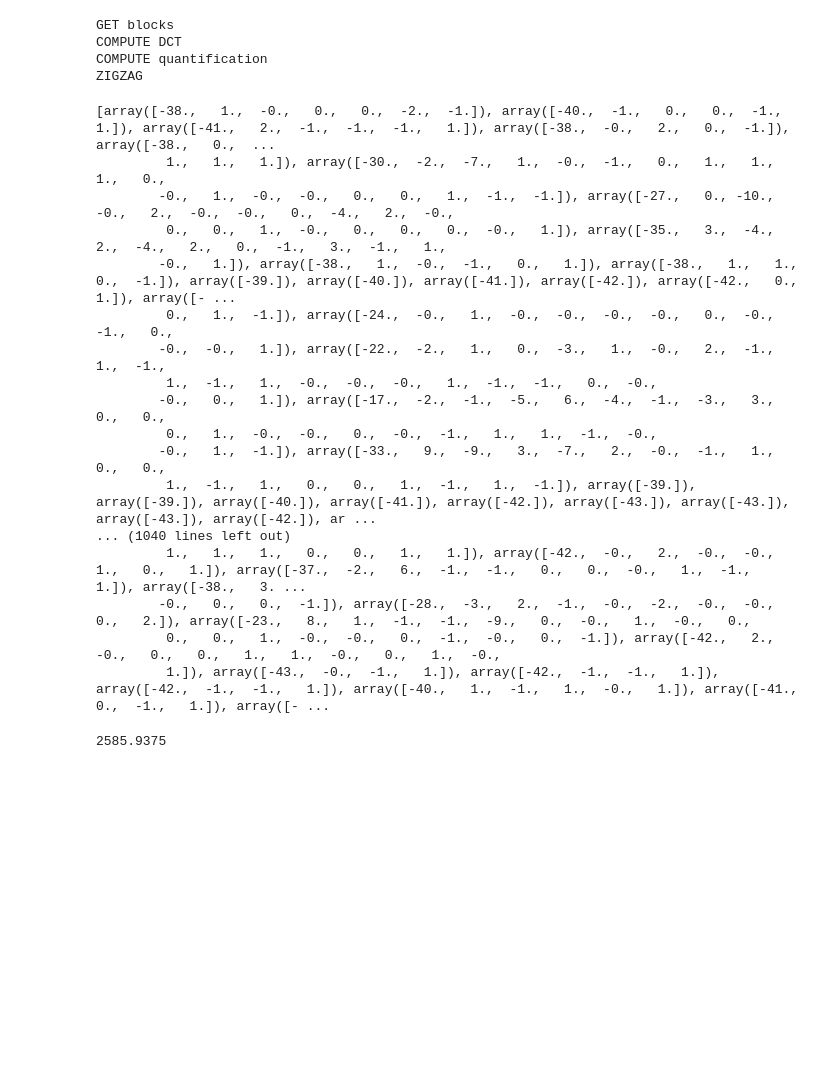
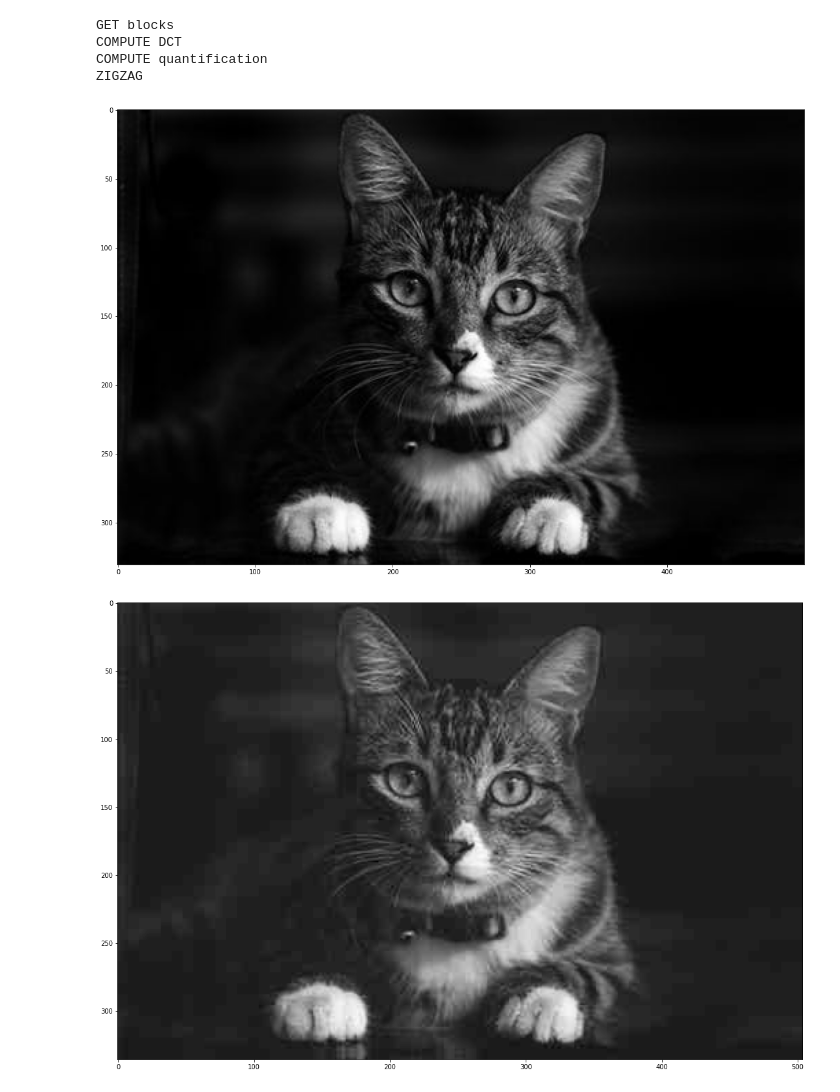
Before and after one commit to drguigui1/JPEG, a Jupyter notebook: src/jpeg-compression.ipynb, the cells around one changed output. Drawn from its saved outputs; the diff is of its cells as text; code cells hidden in the pictures; blank space fills up the shorter version.

```diff
--- a/src/jpeg-compression.ipynb
+++ b/src/jpeg-compression.ipynb
@@ -722,7 +684,7 @@ def interpolation(img, output_shape):
     '''
     return skimage.transform.resize(img, output_shape)
 
-def compress_img_arr(mat, luminance=True, chrominance='4:4:4', q=75):
+def compress_img_arr(mat, q, luminance=True, chrominance='4:4:4'):
     '''
     Compress a 2 dimension image
     '''
@@ -732,6 +694,7 @@ def compress_img_arr(mat, luminance=True, chrominance='4:4:4', q=75):
     print("GET blocks")
     # transform the input image into 8x8 blocks
     mat_blocks = get_blocks(mat, padding='symmetrical')
+    shape = (mat_blocks.shape[0], mat_blocks.shape[1])
 
     print("COMPUTE DCT")
     # compute the DCT on each block
@@ -745,8 +708,35 @@ def compress_img_arr(mat, luminance=True, chrominance='4:4:4', q=75):
     # apply zigzag on each block
     compressed_mat = apply_zigzag(mat_quant)
 
-    return compressed_mat
+    return compressed_mat, q_mat, shape
 
+def decompress_img_arr(compressed_data, quantif_mat, shape, chrominance='4:4:4'):
+    '''
+    compressed_data: list of numpy array with compressed data for each block
+    quantif_mat: quantification matricx used
+    shape: default matrix shape
+    chrominance: type of chrominance
+    '''
+    # add columns
+    if chrominance == '4:2:2':
+        pass
+    # add rows and columns
+    elif chrominance == '4:2:0':
+        pass
+
+    # from compressed data into blocks
+    zigzag_blocks = build_zigzag_blocks(compressed_data, shape)
+
+    # dequantification
+    dequant_blocks = compute_dequantification(zigzag_blocks, quantif_mat)
+
+    # reverse DCT
+    idct_blocks = compute_idct(dequant_blocks)
+
+    # from blocks into image
+    image = from_blocks_to_image(idct_blocks)
+
+    return image
 
 def jpeg_compress(img, mode='rgb', chrominance='4:4:4', q=75):
     '''
@@ -778,34 +768,19 @@ def jpeg_decompress():
     '''
     pass
 
-res = jpeg_compress(img_arr_rgb)
+cp_data, q_mat, nb_blocks_shape = compress_img_arr(img_arr_gray, q=20)
+dcp_data = decompress_img_arr(cp_data, q_mat, nb_blocks_shape)
 # %% [output]
 GET blocks
 COMPUTE DCT
 COMPUTE quantification
 ZIGZAG
-# %%
-print(res)
-# %% [output]
-[array([-38.,   1.,  -0.,   0.,   0.,  -2.,  -1.]), array([-40.,  -1.,   0.,   0.,  -1.,   1.]), array([-41.,   2.,  -1.,  -1.,  -1.,   1.]), array([-38.,  -0.,   2.,   0.,  -1.]), array([-38.,   0.,  ...
-         1.,   1.,   1.]), array([-30.,  -2.,  -7.,   1.,  -0.,  -1.,   0.,   1.,   1.,   1.,   0.,
-        -0.,   1.,  -0.,  -0.,   0.,   0.,   1.,  -1.,  -1.]), array([-27.,   0., -10.,  -0.,   2.,  -0.,  -0.,   0.,  -4.,   2.,  -0.,
-         0.,   0.,   1.,  -0.,   0.,   0.,   0.,  -0.,   1.]), array([-35.,   3.,  -4.,   2.,  -4.,   2.,   0.,  -1.,   3.,  -1.,   1.,
-        -0.,   1.]), array([-38.,   1.,  -0.,  -1.,   0.,   1.]), array([-38.,   1.,   1.,   0.,  -1.]), array([-39.]), array([-40.]), array([-41.]), array([-42.]), array([-42.,   0.,   1.]), array([- ...
-         0.,   1.,  -1.]), array([-24.,  -0.,   1.,  -0.,  -0.,  -0.,  -0.,   0.,  -0.,  -1.,   0.,
-        -0.,  -0.,   1.]), array([-22.,  -2.,   1.,   0.,  -3.,   1.,  -0.,   2.,  -1.,   1.,  -1.,
-         1.,  -1.,   1.,  -0.,  -0.,  -0.,   1.,  -1.,  -1.,   0.,  -0.,
-        -0.,   0.,   1.]), array([-17.,  -2.,  -1.,  -5.,   6.,  -4.,  -1.,  -3.,   3.,   0.,   0.,
-         0.,   1.,  -0.,  -0.,   0.,  -0.,  -1.,   1.,   1.,  -1.,  -0.,
-        -0.,   1.,  -1.]), array([-33.,   9.,  -9.,   3.,  -7.,   2.,  -0.,  -1.,   1.,   0.,   0.,
-         1.,  -1.,   1.,   0.,   0.,   1.,  -1.,   1.,  -1.]), array([-39.]), array([-39.]), array([-40.]), array([-41.]), array([-42.]), array([-43.]), array([-43.]), array([-43.]), array([-42.]), ar ...
-... (1040 lines left out)
-         1.,   1.,   1.,   0.,   0.,   1.,   1.]), array([-42.,  -0.,   2.,  -0.,  -0.,   1.,   0.,   1.]), array([-37.,  -2.,   6.,  -1.,  -1.,   0.,   0.,  -0.,   1.,  -1.,   1.]), array([-38.,   3. ...
-        -0.,   0.,   0.,  -1.]), array([-28.,  -3.,   2.,  -1.,  -0.,  -2.,  -0.,  -0.,   0.,   2.]), array([-23.,   8.,   1.,  -1.,  -1.,  -9.,   0.,  -0.,   1.,  -0.,   0.,
-         0.,   0.,   1.,  -0.,  -0.,   0.,  -1.,  -0.,   0.,  -1.]), array([-42.,   2.,  -0.,   0.,   0.,   1.,   1.,  -0.,   0.,   1.,  -0.,
-         1.]), array([-43.,  -0.,  -1.,   1.]), array([-42.,  -1.,  -1.,   1.]), array([-42.,  -1.,  -1.,   1.]), array([-40.,   1.,  -1.,   1.,  -0.,   1.]), array([-41.,   0.,  -1.,   1.]), array([- ...
-# %%
-shape = img_arr_rgb.shape
-shape[0] * shape[1] / 8 / 8
-# %% [output]
-2585.9375
+# %%
+plt.rcParams["figure.figsize"] = [23,13]
+plt.imshow(img_arr_gray, cmap='gray')
+plt.show()
+plt.imshow(dcp_data, cmap='gray')
+plt.show()
+# %% [output]
+[figure, added]
+[figure, added]
```
Also changed, not shown: parts of 3 cells of this notebook.
